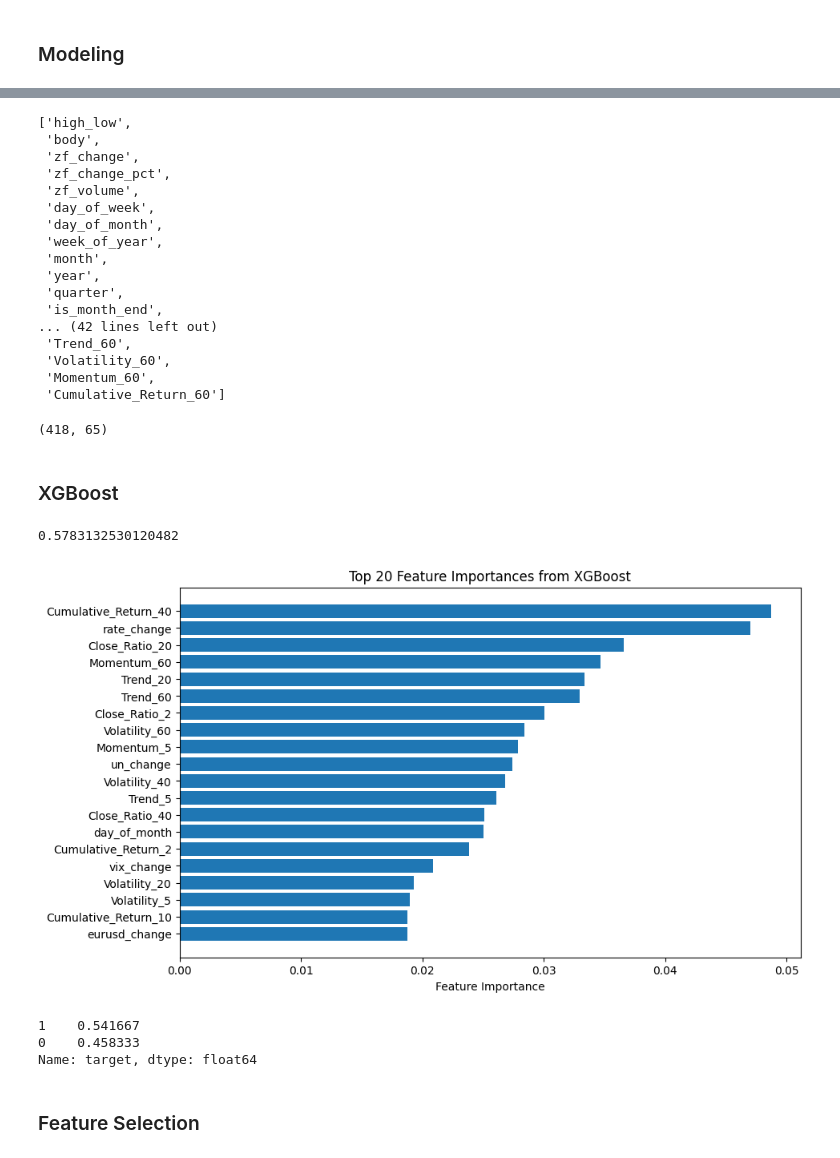
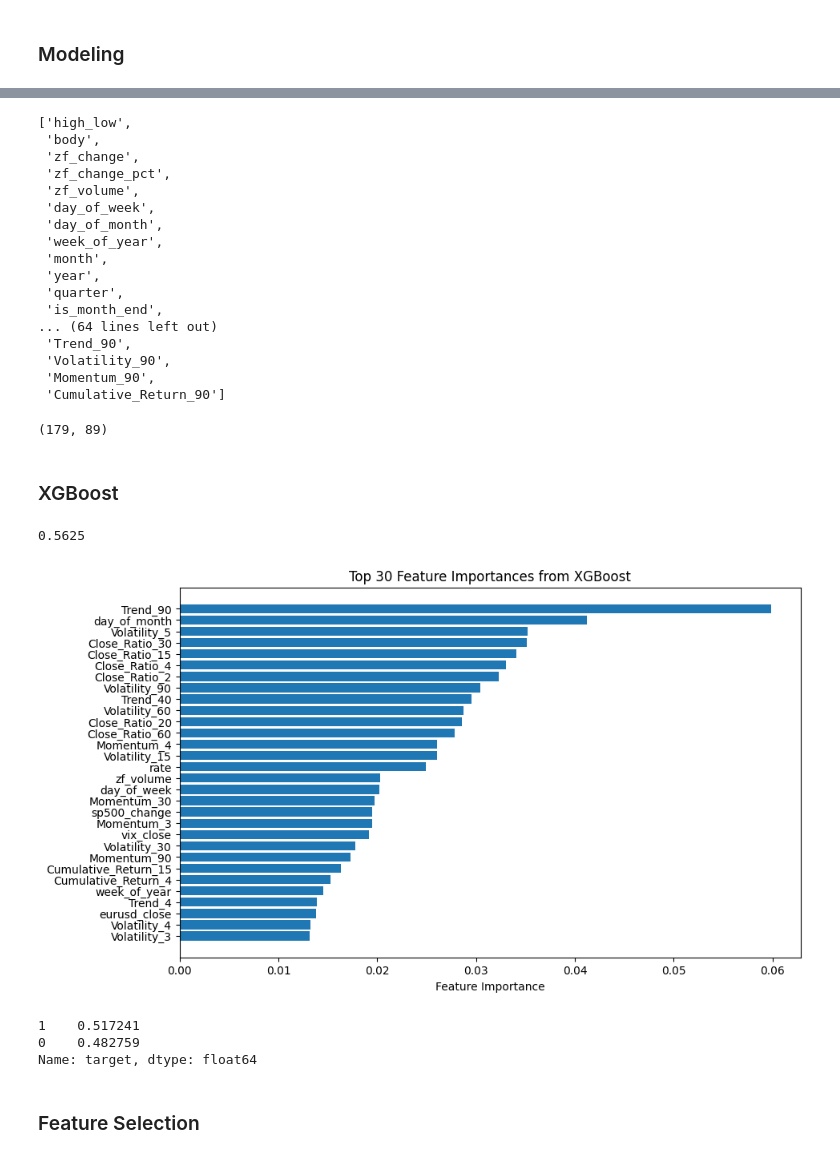
Before and after one commit to lazaros-23/options_trading, a Jupyter notebook: xgboost.ipynb, the cells around one changed output, grey strips where cells are left out. Saved outputs shown, nothing was run; the diff lists cells and outputs as text; code cells hidden in the pictures.

```diff
--- a/xgboost.ipynb
+++ b/xgboost.ipynb
@@ -16,7 +16,7 @@ import xgboost as xgb
 # %% [markdown]
 ### Bring/Transform Data
 # %%
-start_date = '2020-01-01'
+start_date = '2022-01-01'
 # today_date = datetime.today().strftime('%Y-%m-%d')
 # print(f"the data span from {start_date} up to {today_date}")
 
@@ -35,6 +35,13 @@ eurusd.columns = ['date','open','high','low','eurusd_close','Adj Close','Volume'
 eurusd = eurusd[['date','eurusd_close']]
 eurusd.head()
 eurusd['eurusd_change'] = eurusd['eurusd_close'].diff()
+
+usdyen = yf.download('JPY=X', start=start_date)
+usdyen = usdyen.reset_index()
+usdyen.columns = ['date','open','high','low','usdyen_close','Adj Close','Volume']
+usdyen = usdyen[['date','usdyen_close']]
+usdyen.head()
+usdyen['usdyen_change'] = usdyen['usdyen_close'].diff()
 
 # zf
 df = yf.download('ZF=F', start=start_date)
@@ -57,6 +64,7 @@ vix.columns = ['date','vix_change','vix_close']
 # snp500
 sp500 = yf.download('^GSPC', start=start_date)
 sp500.reset_index(inplace=True)
+sp500.to_csv('sp500.csv',index_label=False)
 sp500['sp500_change'] = sp500['Close'].diff()
 sp500 = sp500[['Date','sp500_change','Close']]
 sp500.columns = ['date','sp500_change','sp500_close']
@@ -111,6 +120,7 @@ Name: target, dtype: int64
 # %%
 ## merge datasets
 full_df = full_df.merge(eurusd, on='date',how='left')
+full_df = full_df.merge(usdyen, on='date',how='left')
 full_df = full_df.merge(unemployment_rate,on='date',how='left')
 full_df = full_df.merge(sp500, on='date',how='left')
 full_df = full_df.merge(vix, on='date',how='left')
@@ -152,7 +162,7 @@ full_df.shape
 predictors = ['high_low', 'body', 'zf_change',
        'zf_change_pct', 'zf_volume','day_of_week', 'day_of_month', 'week_of_year', 'month',
        'year', 'quarter', 'is_month_end', 'is_month_start',
-        'rate', 'rate_change', 'eurusd_change','eurusd_close', 'un_rate',
+        'rate', 'rate_change', 'eurusd_change','eurusd_close','usdyen_close','usdyen_change', 'un_rate',
        'un_change','sp500_change','sp500_close',
 #               'is_rate_change',
 #               'is_un_change',
@@ -174,11 +184,11 @@ predictors
  'year',
  'quarter',
  'is_month_end',
-... (42 lines left out)
- 'Trend_60',
- 'Volatility_60',
- 'Momentum_60',
- 'Cumulative_Return_60']
+... (64 lines left out)
+ 'Trend_90',
+ 'Volatility_90',
+ 'Momentum_90',
+ 'Cumulative_Return_90']
 # %%
 # Convert categorical columns to numeric or use `enable_categorical=True`
 # X = full_df[predictors].copy()
@@ -198,7 +208,7 @@ for col in X.columns:
 # %%
 X.shape
 # %% [output]
-(418, 65)
+(179, 89)
 # %% [markdown]
 ### XGBoost
 # %%
@@ -217,29 +227,29 @@ model = xgb.XGBClassifier(use_label_encoder=False, eval_metric='logloss')
 predictions = backtest(X, model, predictors)
 precision_score(predictions["target"], predictions["Predictions"])
 # %% [output]
-0.5783132530120482
+0.5625
 # %%
 # Feature Importances
 importances = model.feature_importances_
 sorted_idx = np.argsort(importances)[::-1]
 
 # Select the top 15 features
-top_n = 20
+top_n = 30
 top_features = sorted_idx[:top_n]
 
 plt.figure(figsize=(10, 6))
 plt.barh([predictors[i] for i in top_features], importances[top_features])
 plt.xlabel("Feature Importance")
 plt.title(f"Top {top_n} Feature Importances from XGBoost")
 plt.gca().invert_yaxis()
 plt.show()
 # %% [output]
-[figure, old version]
+[figure, new version]
 # %%
 predictions["target"].value_counts() / predictions.shape[0]
 # %% [output]
-1    0.541667
-0    0.458333
+1    0.517241
+0    0.482759
 Name: target, dtype: float64
 # %% [markdown]
 ### Feature Selection
```
Also changed, not shown: parts of 9 cells of this notebook, 5 other files.
